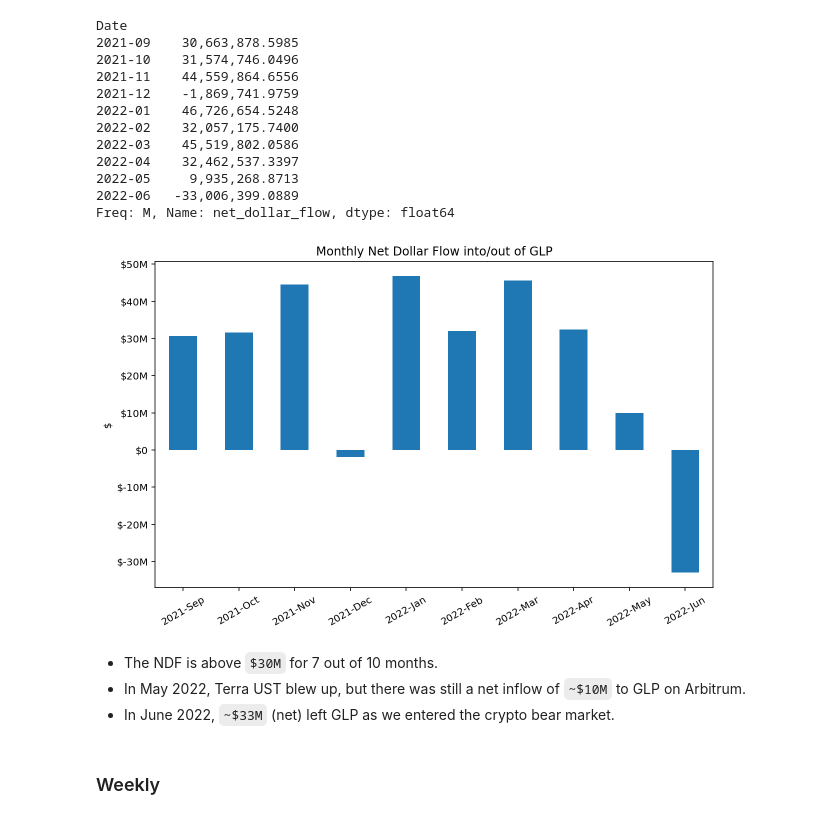
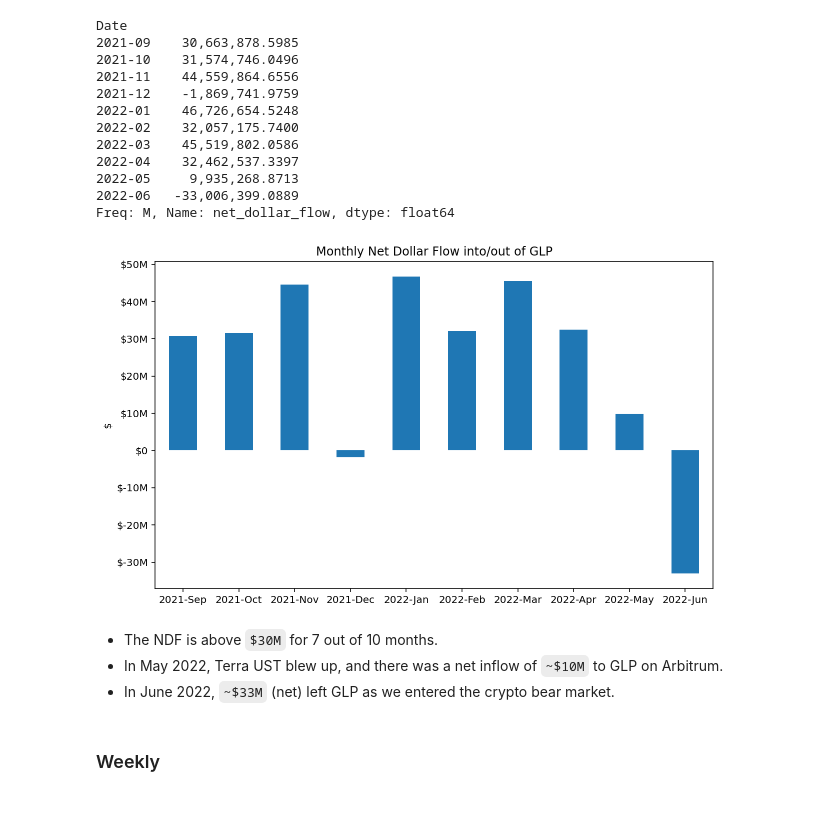
Before and after one commit to coindataschool/GMX, a Jupyter notebook: notebook/Arbitrum/glp_net_dollar_flow.ipynb, the cells around one changed output. Drawn from its saved outputs; the diff is of its cells as text; code cells hidden in the pictures.

```diff
--- a/notebook/Arbitrum/glp_net_dollar_flow.ipynb
+++ b/notebook/Arbitrum/glp_net_dollar_flow.ipynb
@@ -56,7 +60,9 @@ os.makedirs(save_fig_dir, exist_ok=True)
 # In the 'AUM & Glp Supply' file, col `aum` is in $, and `glpSupply` in quantity/count;
 # each row is the total stock measured at the end of the day.
 #
-# I checked that `aum` == `glpSupply` * `glpPrice`, which is a col from the 'Glp Price Comparison' file.
+# I checked that `aum` == `glpSupply` * `glpPrice`, where `glpPrice` is from the 'Glp Price Comparison' file.
+# So this `aum` is only a GLP `aum`, and it doesn't include staked GMX. So it doesn't capture the full picture.
+# Let's ignore it.
 #
 # To calculate the net GLP supply (mint amount - burn amount) for each day,
 # - take the difference of total stock of glpSupply between two consecutive dates.
@@ -64,7 +70,7 @@ os.makedirs(save_fig_dir, exist_ok=True)
 # - net supply * (daily avg) glp price, which can be taken from the price file.
 
 daily_stock = pd.read_csv(os.path.join(data_dir, chain, fnames['AUM & Glp Supply']),
-                          parse_dates=['Date'], index_col='Date')
+                          parse_dates=['Date'], index_col='Date', usecols=['Date', 'glpSupply'])
 # drop the last row because the most recent date may not be a full day
 daily_stock = daily_stock.iloc[:-1, :]
 daily_stock.head()
@@ -103,6 +109,9 @@ daily_prices.head()
 # %%
 # calculate net dollar flow for GLP
 daily_flow = (pd.merge(daily_flow, daily_prices.loc[:, 'glpPrice'], left_index=True, right_index=True)
-                .assign(net_dollar_flow = lambda x: x.glpSupply * x.glpPrice))
+                .assign(net_dollar_flow = lambda x: x.glpSupply * x.glpPrice)
+                .drop(['glpSupply', 'glpPrice'], axis=1)
+                .dropna() # drop missing rows
+             )
 daily_flow.head()
 # %% [output]
@@ -119,7 +131,6 @@ daily_flow.head()
 ### Monthly
 # %%
 monthly_ndf = daily_flow.groupby(daily_flow.index.to_period('M')).net_dollar_flow.sum()
-monthly_ndf = monthly_ndf.iloc[1:] # drop 1st month, August 2021 since its value is 0 due to 1st day was Aug 31
 monthly_ndf
 # %% [output]
 Date
@@ -136,16 +147,16 @@ Date
 Freq: M, Name: net_dollar_flow, dtype: float64
 # %%
 ax = monthly_ndf.plot(kind='bar', title="Monthly Net Dollar Flow into/out of GLP",
-                      ylabel='$', xlabel='', rot=30)
+                      ylabel='$', xlabel='', rot=0)
 ax.set_xticklabels(monthly_ndf.index.to_timestamp().strftime('%Y-%b'))
 formatter = FuncFormatter(human_format_dollar_or_num(dollar=True, decimals=0))
 ax.yaxis.set_major_formatter(formatter)
 plt.savefig(os.path.join(save_fig_dir, 'monthly_ndf.png'), dpi=300);
 # %% [output]
-[figure, old version]
+[figure, new version]
 # %% [markdown]
 - The NDF is above `$30M` for 7 out of 10 months.
-- In May 2022, Terra UST blew up, but there was still a net inflow of `~$10M` to GLP on Arbitrum.
+- In May 2022, Terra UST blew up, and there was a net inflow of `~$10M` to GLP on Arbitrum.
 - In June 2022, `~$33M` (net) left GLP as we entered the crypto bear market.
 # %% [markdown]
 ### Weekly
```
Also changed, not shown: parts of 16 cells of this notebook, 11 other files.
